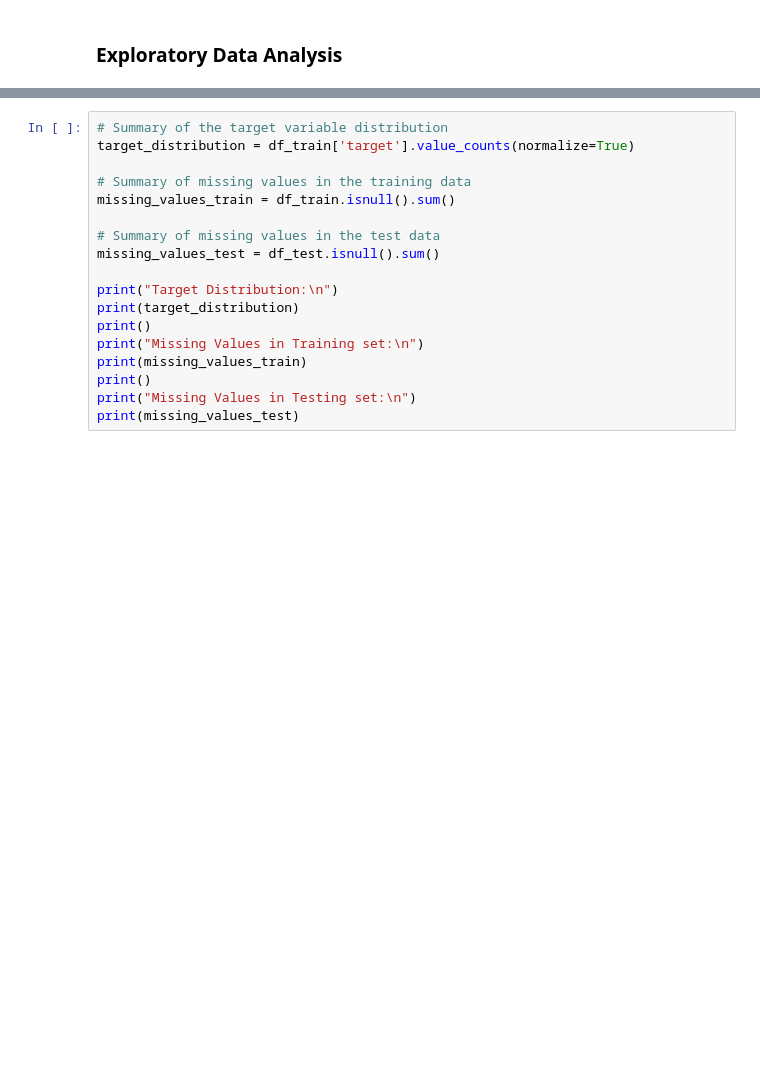
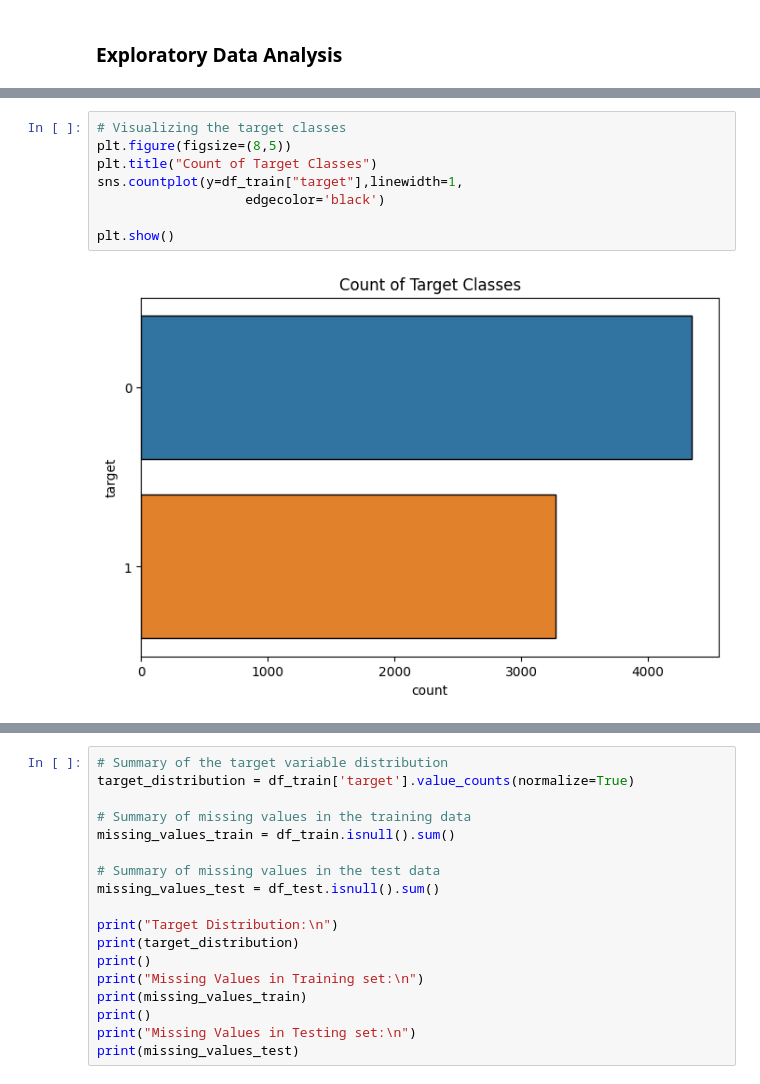
Before and after one commit to sukanyanag/Tweet-Classification-for-Disaster-Detection, a Jupyter notebook: TweetClassificationforDisasterDetection.ipynb, the cells around one changed output, grey strips where cells are left out. Saved outputs shown, nothing was run; the diff lists cells and outputs as text; blank space fills up the shorter version.

```diff
--- a/TweetClassificationforDisasterDetection.ipynb
+++ b/TweetClassificationforDisasterDetection.ipynb
@@ -66,0 +83,10 @@ df_train.head()
+# %%
+# Visualizing the target classes
+plt.figure(figsize=(8,5))
+plt.title("Count of Target Classes")
+sns.countplot(y=df_train["target"],linewidth=1,
+                   edgecolor='black')
+
+plt.show()
+# %% [output]
+[figure, added]
```
Also changed, not shown: parts of 7 cells of this notebook.
